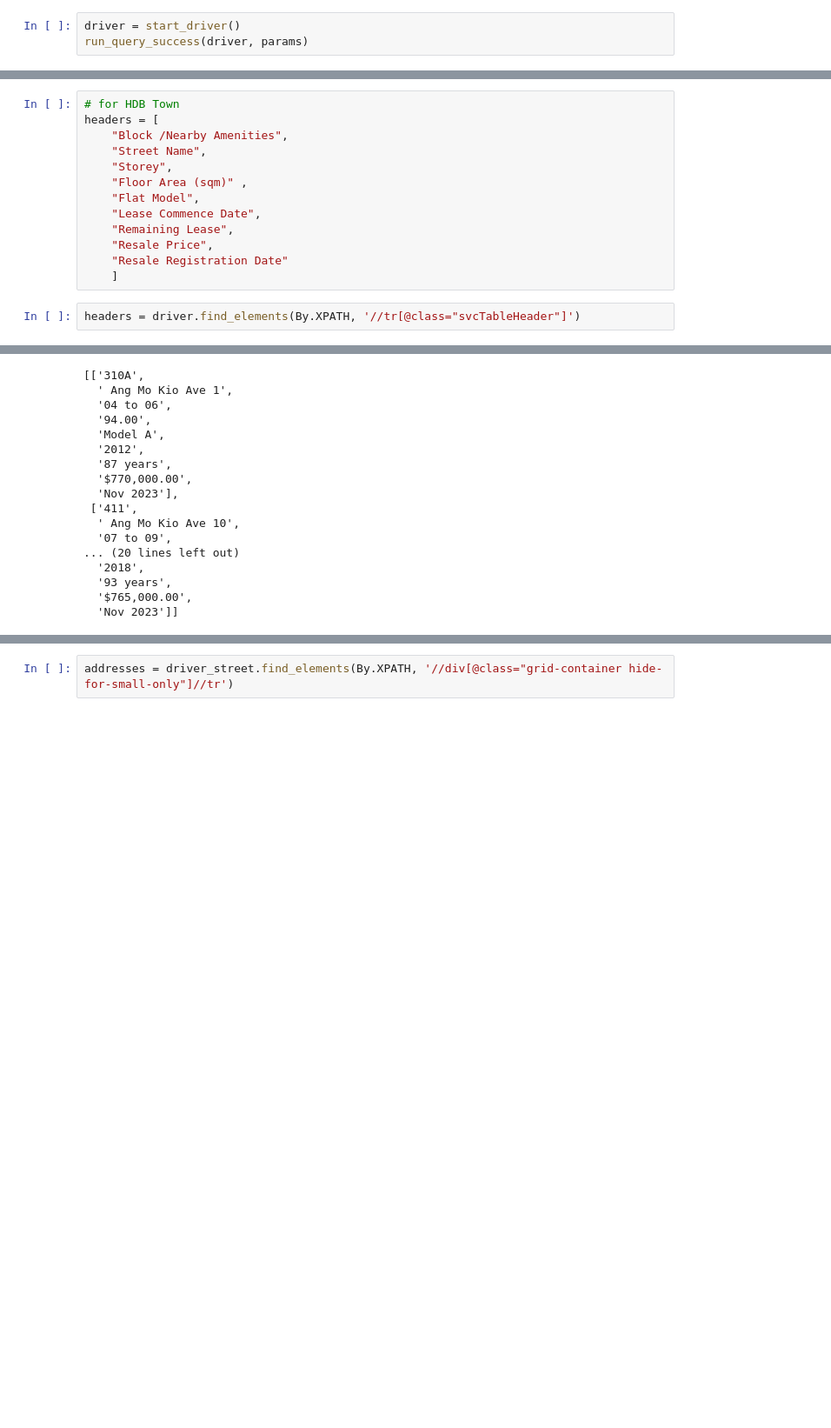
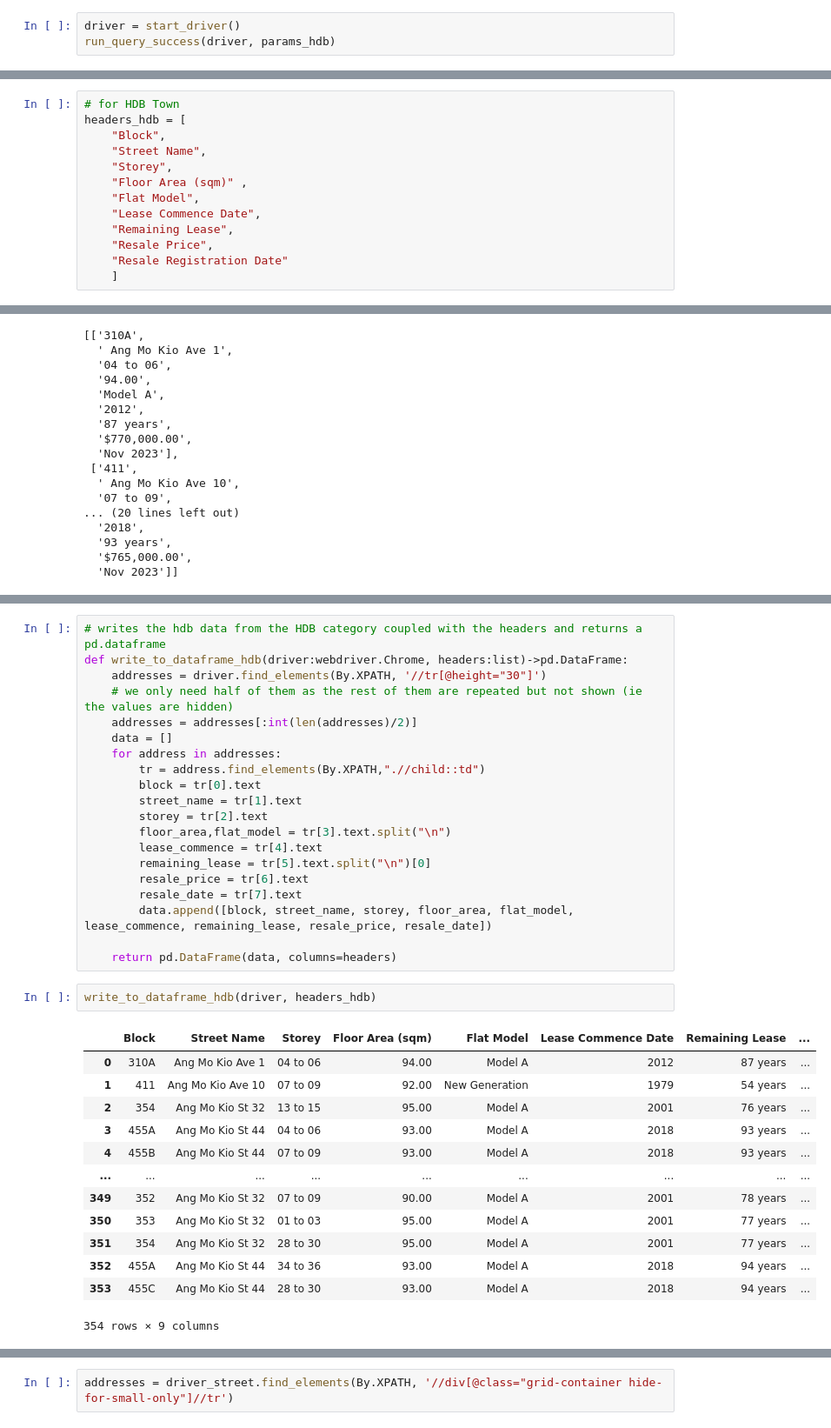
Before and after one commit to ChngYuanLongRandy/HDBResalePriceAlert, a Jupyter notebook: codetest.ipynb, the cells around one changed output, grey strips where cells are left out. Shown at 87% size. Cells and saved outputs as stored; diff of their text form; blank space fills up the shorter version.

```diff
--- a/codetest.ipynb
+++ b/codetest.ipynb
@@ -80,14 +78,14 @@ def run_query_success(driver: webdriver.Chrome, params:dict):
     run_query(driver, params)
 # %%
 driver = start_driver()
-run_query_success(driver, params)
+run_query_success(driver, params_hdb)
 # %% [output]
 running hdb
 running hdb
 # %%
 # for HDB Town
-headers = [
-    "Block /Nearby Amenities",
+headers_hdb = [
+    "Block",
     "Street Name",
     "Storey",
     "Floor Area (sqm)" ,
@@ -97,5 +95,3 @@ headers = [
     "Resale Price",
     "Resale Registration Date"
     ]
-# %%
-headers = driver.find_elements(By.XPATH, '//tr[@class="svcTableHeader"]')
@@ -186,3 +184,39 @@ data
+# %%
+# writes the hdb data from the HDB category coupled with the headers and returns a pd.dataframe
+def write_to_dataframe_hdb(driver:webdriver.Chrome, headers:list)->pd.DataFrame:
+    addresses = driver.find_elements(By.XPATH, '//tr[@height="30"]')
+    # we only need half of them as the rest of them are repeated but not shown (ie the values are hidden)
+    addresses = addresses[:int(len(addresses)/2)]
+    data = []
+    for address in addresses:
+        tr = address.find_elements(By.XPATH,".//child::td")
+        block = tr[0].text
+        street_name = tr[1].text
+        storey = tr[2].text
+        floor_area,flat_model = tr[3].text.split("\n")
+        lease_commence = tr[4].text
+        remaining_lease = tr[5].text.split("\n")[0]
+        resale_price = tr[6].text
+        resale_date = tr[7].text
+        data.append([block, street_name, storey, floor_area, flat_model, lease_commence, remaining_lease, resale_price, resale_date])
+
+    return pd.DataFrame(data, columns=headers)
+# %%
+write_to_dataframe_hdb(driver, headers_hdb)
+# %% [output]
+|  | Block | Street Name | Storey | Floor Area (sqm) | Flat Model | Lease Commence Date | Remaining Lease | ... |
+| 0 | 310A | Ang Mo Kio Ave 1 | 04 to 06 | 94.00 | Model A | 2012 | 87 years | ... |
+| 1 | 411 | Ang Mo Kio Ave 10 | 07 to 09 | 92.00 | New Generation | 1979 | 54 years | ... |
+| 2 | 354 | Ang Mo Kio St 32 | 13 to 15 | 95.00 | Model A | 2001 | 76 years | ... |
+| 3 | 455A | Ang Mo Kio St 44 | 04 to 06 | 93.00 | Model A | 2018 | 93 years | ... |
+| 4 | 455B | Ang Mo Kio St 44 | 07 to 09 | 93.00 | Model A | 2018 | 93 years | ... |
+| ... | ... | ... | ... | ... | ... | ... | ... | ... |
+| 349 | 352 | Ang Mo Kio St 32 | 07 to 09 | 90.00 | Model A | 2001 | 78 years | ... |
+| 350 | 353 | Ang Mo Kio St 32 | 01 to 03 | 95.00 | Model A | 2001 | 77 years | ... |
+| 351 | 354 | Ang Mo Kio St 32 | 28 to 30 | 95.00 | Model A | 2001 | 77 years | ... |
+| 352 | 455A | Ang Mo Kio St 44 | 34 to 36 | 93.00 | Model A | 2018 | 94 years | ... |
+| 353 | 455C | Ang Mo Kio St 44 | 28 to 30 | 93.00 | Model A | 2018 | 94 years | ... |
+354 rows × 9 columns
 # %%
 hdb_link = "https://services2.hdb.gov.sg/webapp/BB33RTIS/BB33SComparator"
 hdb_title = "Resale Flat Prices"
```
Also changed, not shown: parts of 27 cells of this notebook, 1 other file.
